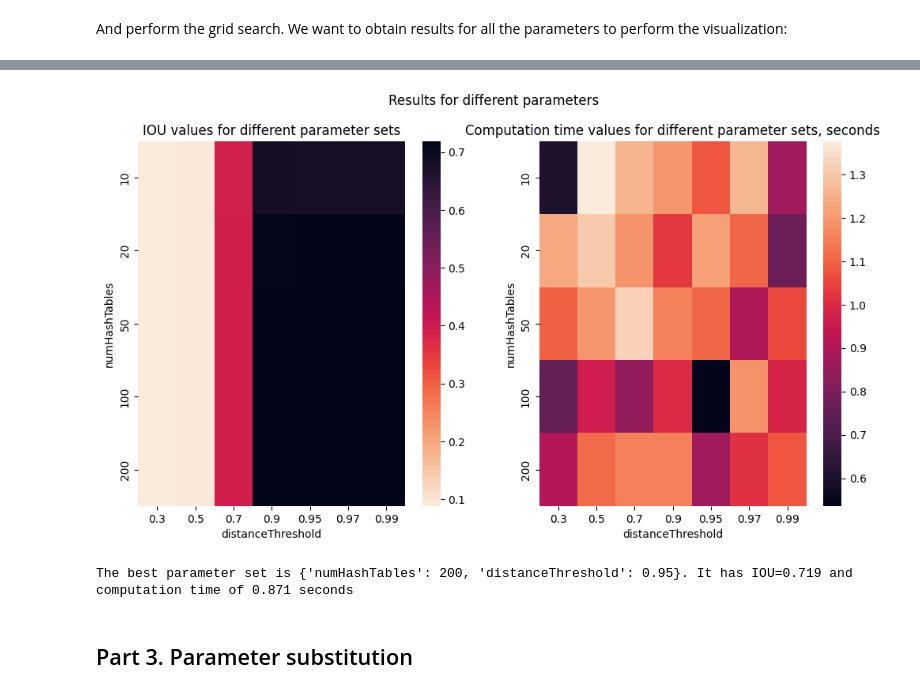
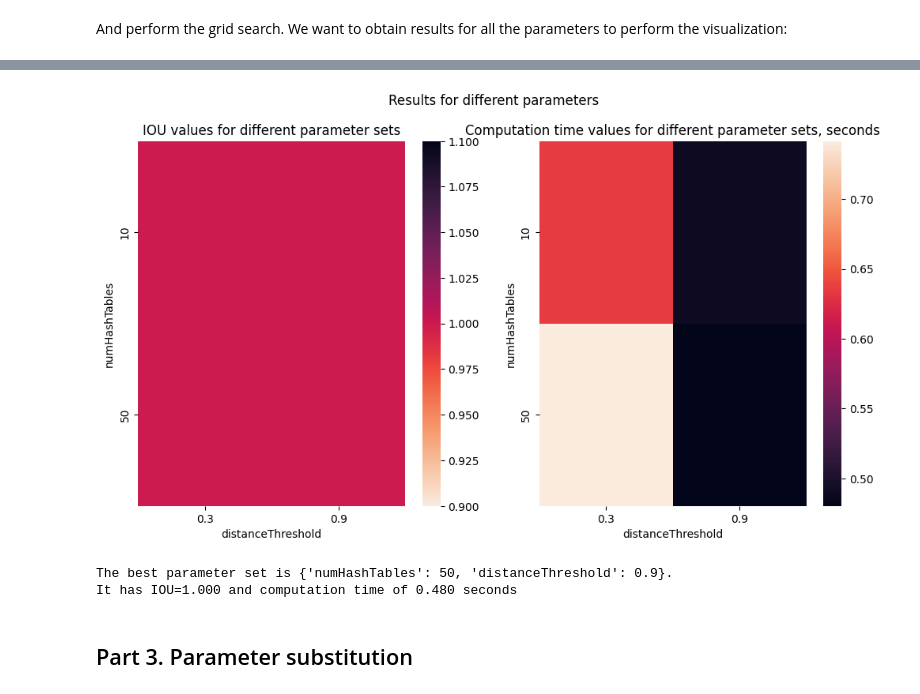
Before and after one commit to mark2002007/UCU_6K1S_MiningMassiveDatasets, a Jupyter notebook: homework/main.ipynb, the cells around one changed output, grey strips where cells are left out. Drawn from its saved outputs; the diff is of its cells as text; code cells hidden in the pictures.

```diff
--- a/homework/main.ipynb
+++ b/homework/main.ipynb
@@ -245,6 +261,7 @@ def grid_search_tuning(data,
                        param_grid,
                        id_col: str,
                        features_col: str = 'features',
+                       gt_similar_col: str = 'gt_similar',
                        pred_similar_col: str = 'pred_similar',
                        searched_elements_count: int = SEARCHED_ELEMENTS_COUNT,
                        top_parameter_sets: int = BEST_PARAMS_COUNT):
@@ -255,6 +272,7 @@ def grid_search_tuning(data,
         - param_grid: list of dicts - a list with paramer sets we want to evaluate on
         - id_col: str - a name of column in `df` where we should take indexes to put into `pred_similar_col`
         - features_col: str (default 'features') - a name of column in `df` where vector features are located
+        - gt_similar_col: str (default 'gt_similar') - a name for a column that contains ground truth values of similarity
         - pred_similar_col: str (default 'pred_similar') - a name for a new column that is created as a result
         - searched_elements_count: int (default SEARCHED_ELEMENTS_COUNT) - maximum count of elements we want to search
         - top_parameter_sets: int (default BEST_PARAMS_COUNT) - count of best parameter sets we want to return. If <= 0; return all parameter sets
@@ -263,11 +281,12 @@ def grid_search_tuning(data,
     list of dicts, a dictionary with lst parameters and results of model with that parameters
     """
     results = []
-    for params in param_grid:
+    for params in tqdm(param_grid):
         result = test_lsh_params(data,
                                  params,
                                  id_col=id_col,
                                  features_col=features_col,
+                                 gt_similar_col=gt_similar_col,
                                  pred_similar_col=pred_similar_col,
                                  searched_elements_count=searched_elements_count)
         results.append(result)
@@ -425,0 +421,10 @@ for result in results:
+# %%
+# possibleHashTablesCount = [10, 20, 50, 100, 200]
+# possibleDistanceThresholds = [0.3, 0.5, 0.7, 0.9, 0.95, 0.97, 0.99]
+possibleHashTablesCount = [10, 50]
+possibleDistanceThresholds = [0.3, 0.9]
+
+param_grid = []
+for hashTablesCount in possibleHashTablesCount:
+    for distanceThreshold in possibleDistanceThresholds:
+        param_grid.append({'numHashTables': hashTablesCount, 'distanceThreshold': distanceThreshold})
@@ -516,8 +546,10 @@ only showing top 20 rows
 
 Let's create  a parameters grid:
 # %%
-possibleHashTablesCount = [10, 20, 50, 100, 200]
-possibleDistanceThresholds = [0.3, 0.5, 0.7, 0.9, 0.95, 0.97, 0.99]
+# possibleHashTablesCount = [10, 20, 50, 100, 200]
+# possibleDistanceThresholds = [0.3, 0.5, 0.7, 0.9, 0.95, 0.97, 0.99]
+possibleHashTablesCount = [10, 50]
+possibleDistanceThresholds = [0.3, 0.9]
 
 param_grid = []
 for hashTablesCount in possibleHashTablesCount:
@@ -526,10 +558,11 @@ for hashTablesCount in possibleHashTablesCount:
 # %% [markdown]
 And perform the grid search. We want to obtain results for all the parameters to perform the visualization:
 # %%
-parameters_evaled = grid_search_tuning(articles_df,
-                                       param_grid,
-                                       id_col="rank",
-                                       features_col = 'features',
-                                       pred_similar_col = 'pred_similar_articles',
-                                       top_parameter_sets = -1)
+wiki_parameters_evaled = grid_search_tuning(articles_df,
+                                            param_grid,
+                                            id_col="rank",
+                                            features_col = 'features',
+                                            gt_similar_col = 'gt_similar_articles',
+                                            pred_similar_col = 'pred_similar_articles',
+                                            top_parameter_sets = -1)
 # %% [output]
@@ -553,10 +573,15 @@ parameters_evaled = grid_search_tuning(articles_df,
 # %%
-visualize_gridsearch_res(parameters_evaled)
+visualize_gridsearch_res(wiki_parameters_evaled)
 # %% [output]
-[figure, old version]
+[figure, new version]
 # %%
-print(f"The best parameter set is {parameters_evaled[0]['params']}. It has IOU={parameters_evaled[0]['iou']:.3f} and computation time of {parameters_evaled[0]['computation_time']:.3f} seconds")
+wiki_top_iou = max(wiki_parameters_evaled, key=lambda x: x['iou'])['iou']
+wiki_top_iou_params = filter(lambda x: x['iou'] == wiki_top_iou, wiki_parameters_evaled)
+wiki_top_iou_and_smallest_time_params = min(wiki_top_iou_params, key=lambda x: x['computation_time'])
+print(f"""The best parameter set is {wiki_top_iou_and_smallest_time_params['params']}.
+It has IOU={wiki_top_iou_and_smallest_time_params['iou']:.3f} and computation time of {wiki_top_iou_and_smallest_time_params['computation_time']:.3f} seconds""")
 # %% [output]
-The best parameter set is {'numHashTables': 200, 'distanceThreshold': 0.95}. It has IOU=0.719 and computation time of 0.871 seconds
+The best parameter set is {'numHashTables': 50, 'distanceThreshold': 0.9}.
+It has IOU=1.000 and computation time of 0.480 seconds
 # %% [markdown]
 ## Part 3. Parameter substitution
```
Also changed, not shown: parts of 23 cells of this notebook.
